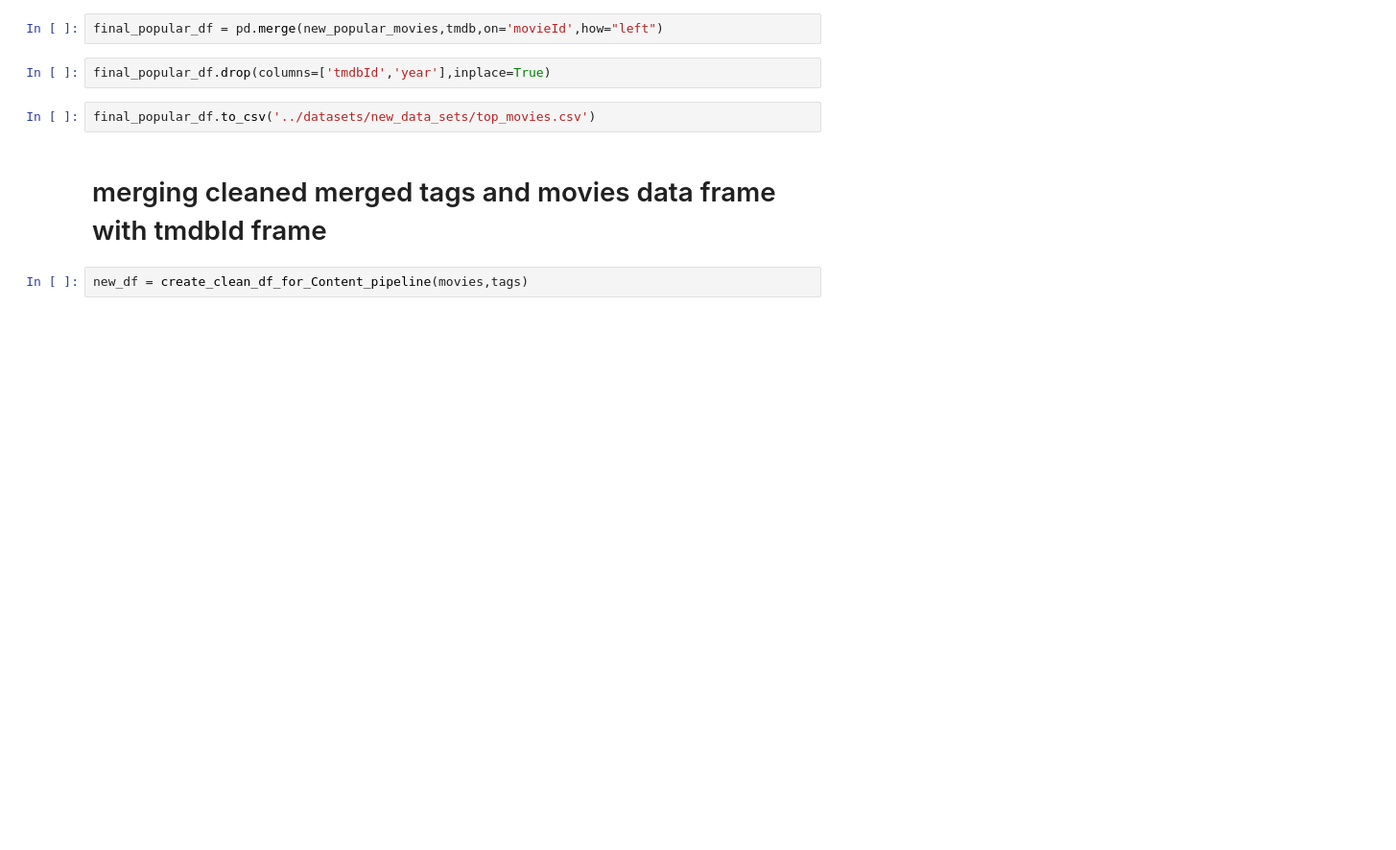
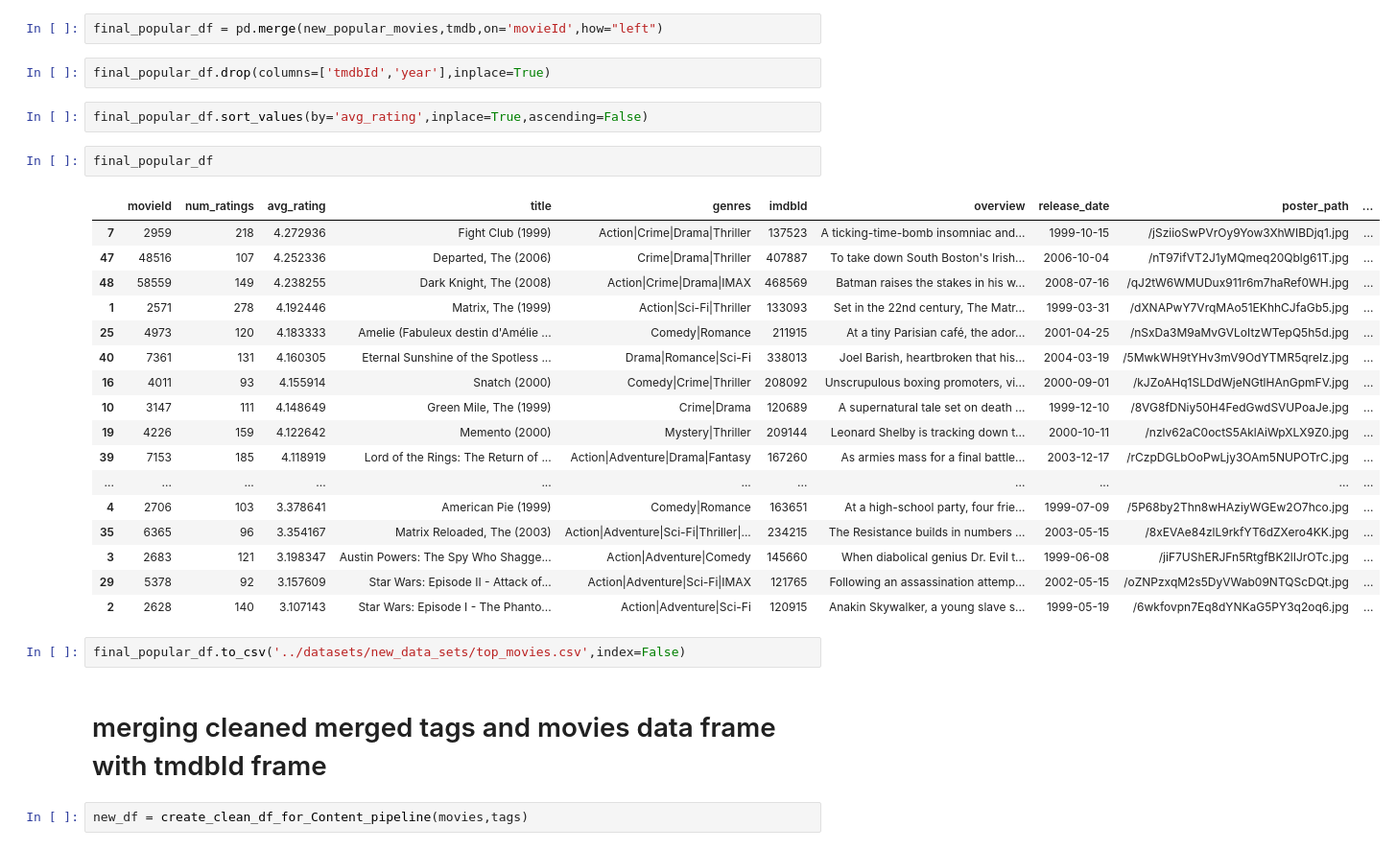
Before and after one commit to saadaliasghar1045-ops/Movie_recommender-Hybrid-, a Jupyter notebook: src/notebooks/data_preprocessing.ipynb, the cells around one changed output. Shown at 96% size. Cells and saved outputs as stored; diff of their text form; blank space fills up the shorter version.

```diff
--- a/src/notebooks/data_preprocessing.ipynb
+++ b/src/notebooks/data_preprocessing.ipynb
@@ -137,8 +137,30 @@ new_popular_movies.drop(columns=['tmdbId'],inplace=True)
 final_popular_df = pd.merge(new_popular_movies,tmdb,on='movieId',how="left")
 # %%
 final_popular_df.drop(columns=['tmdbId','year'],inplace=True)
+# %%
+final_popular_df.sort_values(by='avg_rating',inplace=True,ascending=False)
+# %%
+final_popular_df
+# %% [output]
+|  | movieId | num_ratings | avg_rating | title | genres | imdbId | overview | release_date | poster_path | ... |
+| 7 | 2959 | 218 | 4.272936 | Fight Club (1999) | Action|Crime|Drama|Thriller | 137523 | A ticking-time-bomb insomniac and... | 1999-10-15 | /jSziioSwPVrOy9Yow3XhWIBDjq1.jpg | ... |
+| 47 | 48516 | 107 | 4.252336 | Departed, The (2006) | Crime|Drama|Thriller | 407887 | To take down South Boston's Irish... | 2006-10-04 | /nT97ifVT2J1yMQmeq20Qblg61T.jpg | ... |
+| 48 | 58559 | 149 | 4.238255 | Dark Knight, The (2008) | Action|Crime|Drama|IMAX | 468569 | Batman raises the stakes in his w... | 2008-07-16 | /qJ2tW6WMUDux911r6m7haRef0WH.jpg | ... |
+| 1 | 2571 | 278 | 4.192446 | Matrix, The (1999) | Action|Sci-Fi|Thriller | 133093 | Set in the 22nd century, The Matr... | 1999-03-31 | /dXNAPwY7VrqMAo51EKhhCJfaGb5.jpg | ... |
+| 25 | 4973 | 120 | 4.183333 | Amelie (Fabuleux destin d'Amélie ... | Comedy|Romance | 211915 | At a tiny Parisian café, the ador... | 2001-04-25 | /nSxDa3M9aMvGVLoItzWTepQ5h5d.jpg | ... |
+| 40 | 7361 | 131 | 4.160305 | Eternal Sunshine of the Spotless ... | Drama|Romance|Sci-Fi | 338013 | Joel Barish, heartbroken that his... | 2004-03-19 | /5MwkWH9tYHv3mV9OdYTMR5qreIz.jpg | ... |
+| 16 | 4011 | 93 | 4.155914 | Snatch (2000) | Comedy|Crime|Thriller | 208092 | Unscrupulous boxing promoters, vi... | 2000-09-01 | /kJZoAHq1SLDdWjeNGtlHAnGpmFV.jpg | ... |
+| 10 | 3147 | 111 | 4.148649 | Green Mile, The (1999) | Crime|Drama | 120689 | A supernatural tale set on death ... | 1999-12-10 | /8VG8fDNiy50H4FedGwdSVUPoaJe.jpg | ... |
+| 19 | 4226 | 159 | 4.122642 | Memento (2000) | Mystery|Thriller | 209144 | Leonard Shelby is tracking down t... | 2000-10-11 | /nzlv62aC0octS5AklAiWpXLX9Z0.jpg | ... |
+| 39 | 7153 | 185 | 4.118919 | Lord of the Rings: The Return of ... | Action|Adventure|Drama|Fantasy | 167260 | As armies mass for a final battle... | 2003-12-17 | /rCzpDGLbOoPwLjy3OAm5NUPOTrC.jpg | ... |
+| ... | ... | ... | ... | ... | ... | ... | ... | ... | ... | ... |
+| 4 | 2706 | 103 | 3.378641 | American Pie (1999) | Comedy|Romance | 163651 | At a high-school party, four frie... | 1999-07-09 | /5P68by2Thn8wHAziyWGEw2O7hco.jpg | ... |
+| 35 | 6365 | 96 | 3.354167 | Matrix Reloaded, The (2003) | Action|Adventure|Sci-Fi|Thriller|... | 234215 | The Resistance builds in numbers ... | 2003-05-15 | /8xEVAe84zlL9rkfYT6dZXero4KK.jpg | ... |
+| 3 | 2683 | 121 | 3.198347 | Austin Powers: The Spy Who Shagge... | Action|Adventure|Comedy | 145660 | When diabolical genius Dr. Evil t... | 1999-06-08 | /jiF7UShERJFn5RtgfBK2lIJrOTc.jpg | ... |
+| 29 | 5378 | 92 | 3.157609 | Star Wars: Episode II - Attack of... | Action|Adventure|Sci-Fi|IMAX | 121765 | Following an assassination attemp... | 2002-05-15 | /oZNPzxqM2s5DyVWab09NTQScDQt.jpg | ... |
+| 2 | 2628 | 140 | 3.107143 | Star Wars: Episode I - The Phanto... | Action|Adventure|Sci-Fi | 120915 | Anakin Skywalker, a young slave s... | 1999-05-19 | /6wkfovpn7Eq8dYNKaG5PY3q2oq6.jpg | ... |
 # %%
-final_popular_df.to_csv('../datasets/new_data_sets/top_movies.csv')
+final_popular_df.to_csv('../datasets/new_data_sets/top_movies.csv',index=False)
 # %% [markdown]
 # merging cleaned merged tags and movies data frame with tmdbId frame
 # %%
```
Also changed, not shown: 3 other files.
